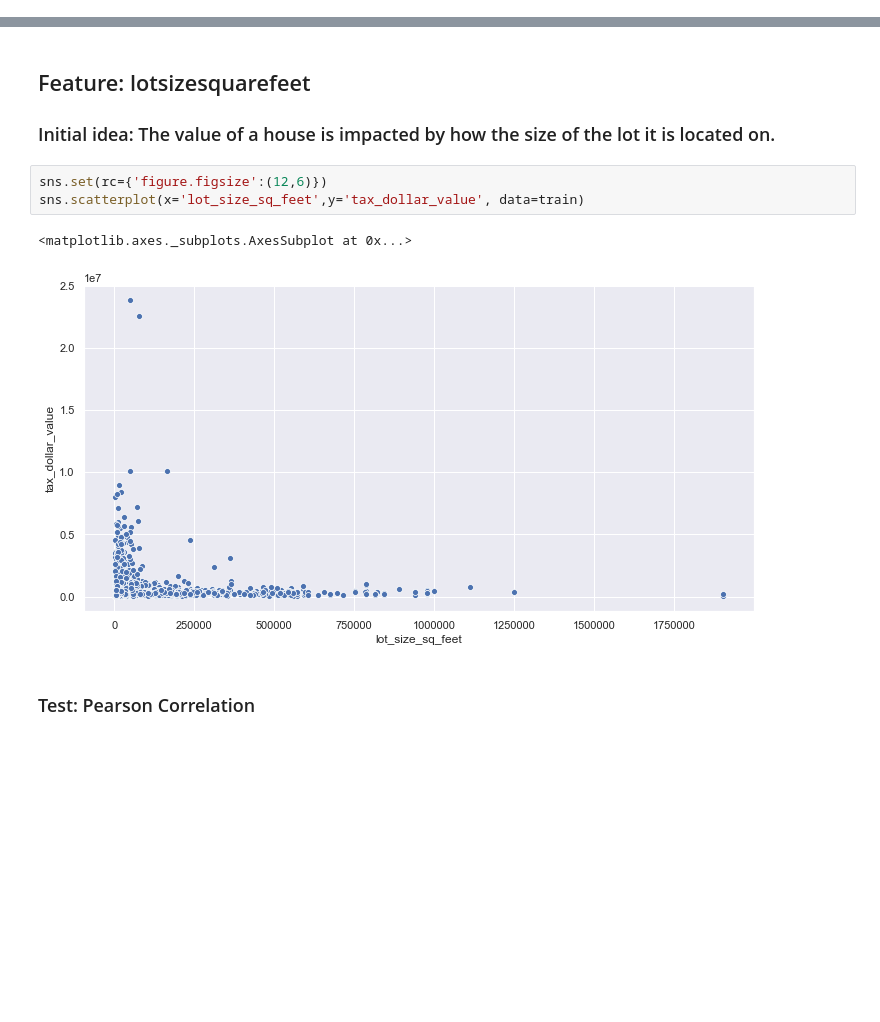
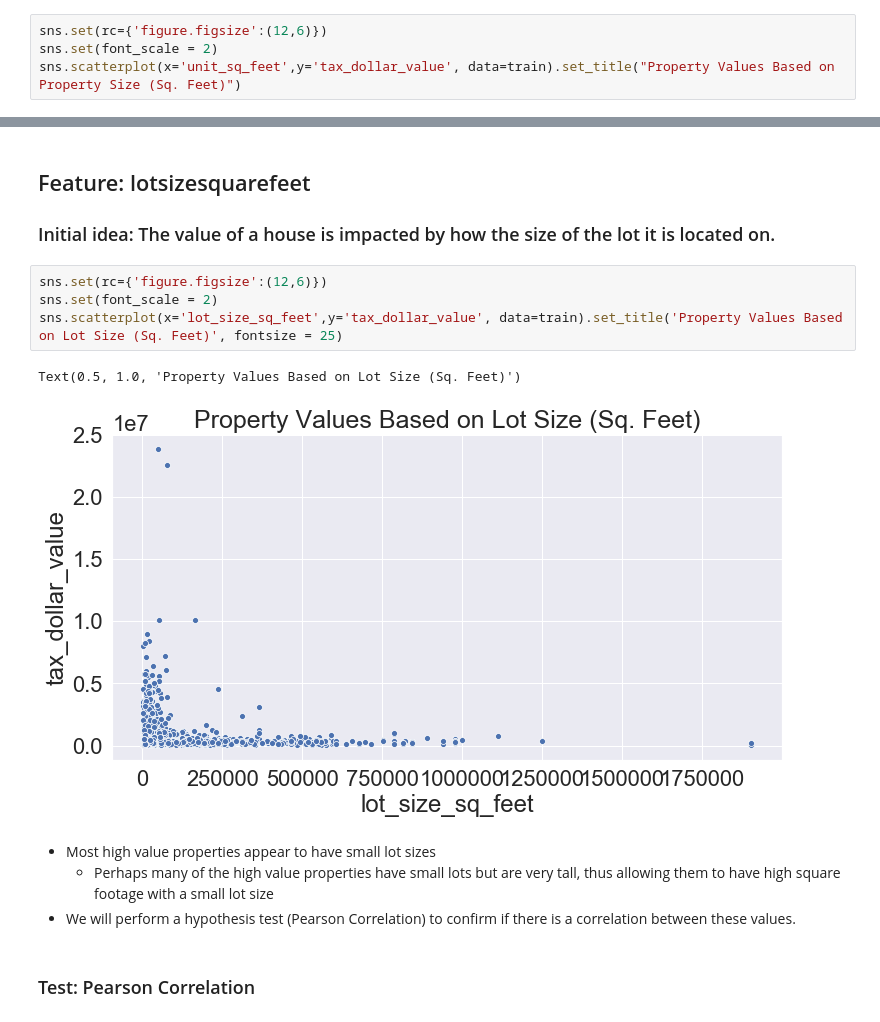
Before and after one commit to Zillow-sam-and-matt/Zillow, a Jupyter notebook: matt_sam_explore.ipynb, the cells around one changed output, grey strips where cells are left out. Saved outputs shown, nothing was run; the diff lists cells and outputs as text; blank space fills up the shorter version.

Commit message:
updated visuals

```diff
--- a/matt_sam_explore.ipynb
+++ b/matt_sam_explore.ipynb
@@ -74,0 +70,4 @@ Text(0.5, 1.0, 'Title')
+# %%
+sns.set(rc={'figure.figsize':(12,6)})
+sns.set(font_scale = 2)
+sns.scatterplot(x='unit_sq_feet',y='tax_dollar_value', data=train).set_title("Property Values Based on Property Size (Sq. Feet)")
@@ -105,10 +110,15 @@ p = 0.000
 ### Initial idea: The value of a house is impacted by how the size of the lot it is located on.
 # %%
 sns.set(rc={'figure.figsize':(12,6)})
-sns.scatterplot(x='lot_size_sq_feet',y='tax_dollar_value', data=train)
+sns.set(font_scale = 2)
+sns.scatterplot(x='lot_size_sq_feet',y='tax_dollar_value', data=train).set_title('Property Values Based on Lot Size (Sq. Feet)', fontsize = 25)
 # %% [output]
-<matplotlib.axes._subplots.AxesSubplot at 0x...>
+Text(0.5, 1.0, 'Property Values Based on Lot Size (Sq. Feet)')
-[figure, old version]
+[figure, new version]
+# %% [markdown]
+- Most high value properties appear to have small lot sizes
+    - Perhaps many of the high value properties have small lots but are very tall, thus allowing them to have high square footage with a small lot size
+- We will perform a hypothesis test (Pearson Correlation) to confirm if there is a correlation between these values.
 # %% [markdown]
 ### Test: Pearson Correlation
 # %% [markdown]
```
Also changed, not shown: parts of 9 cells of this notebook.
